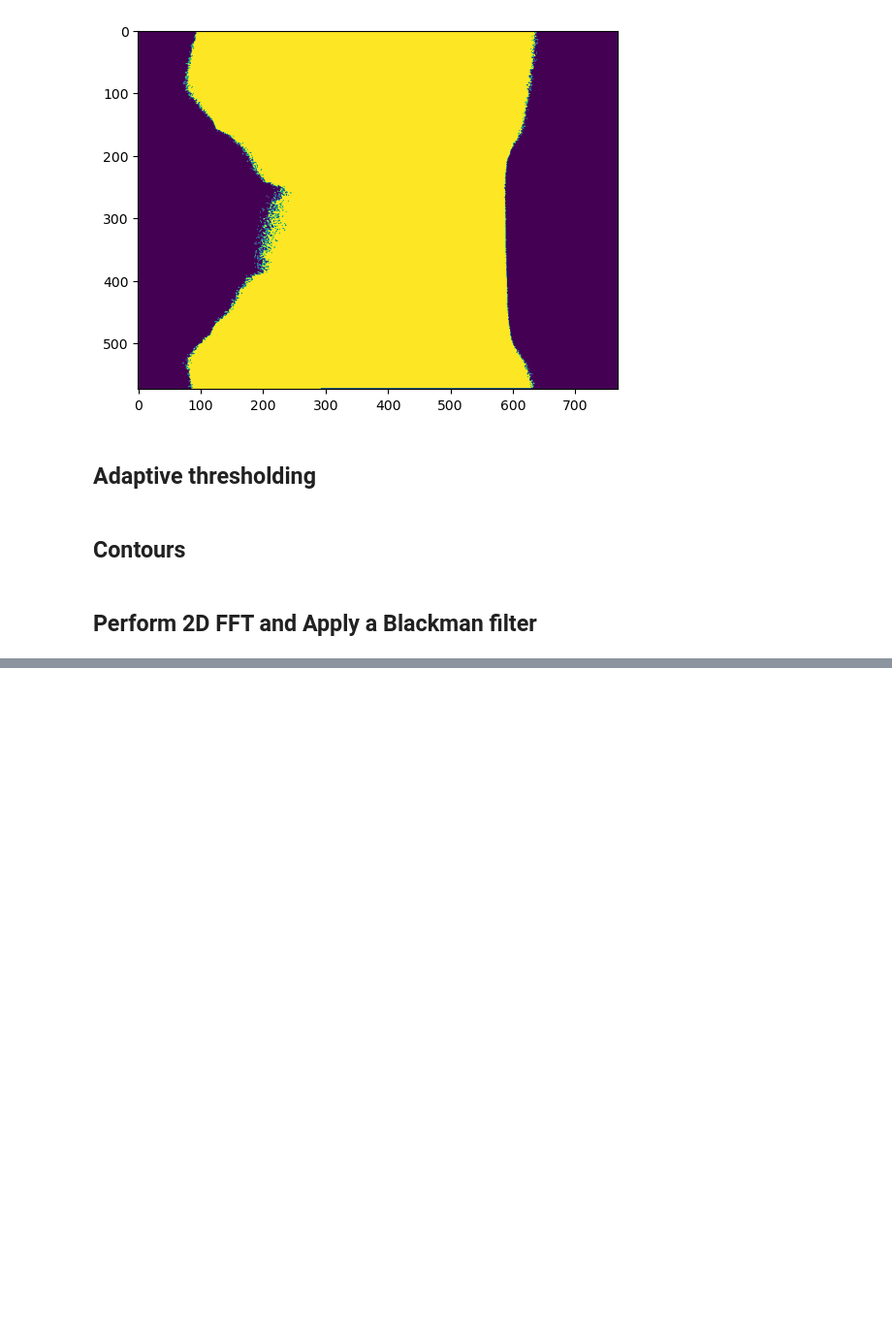
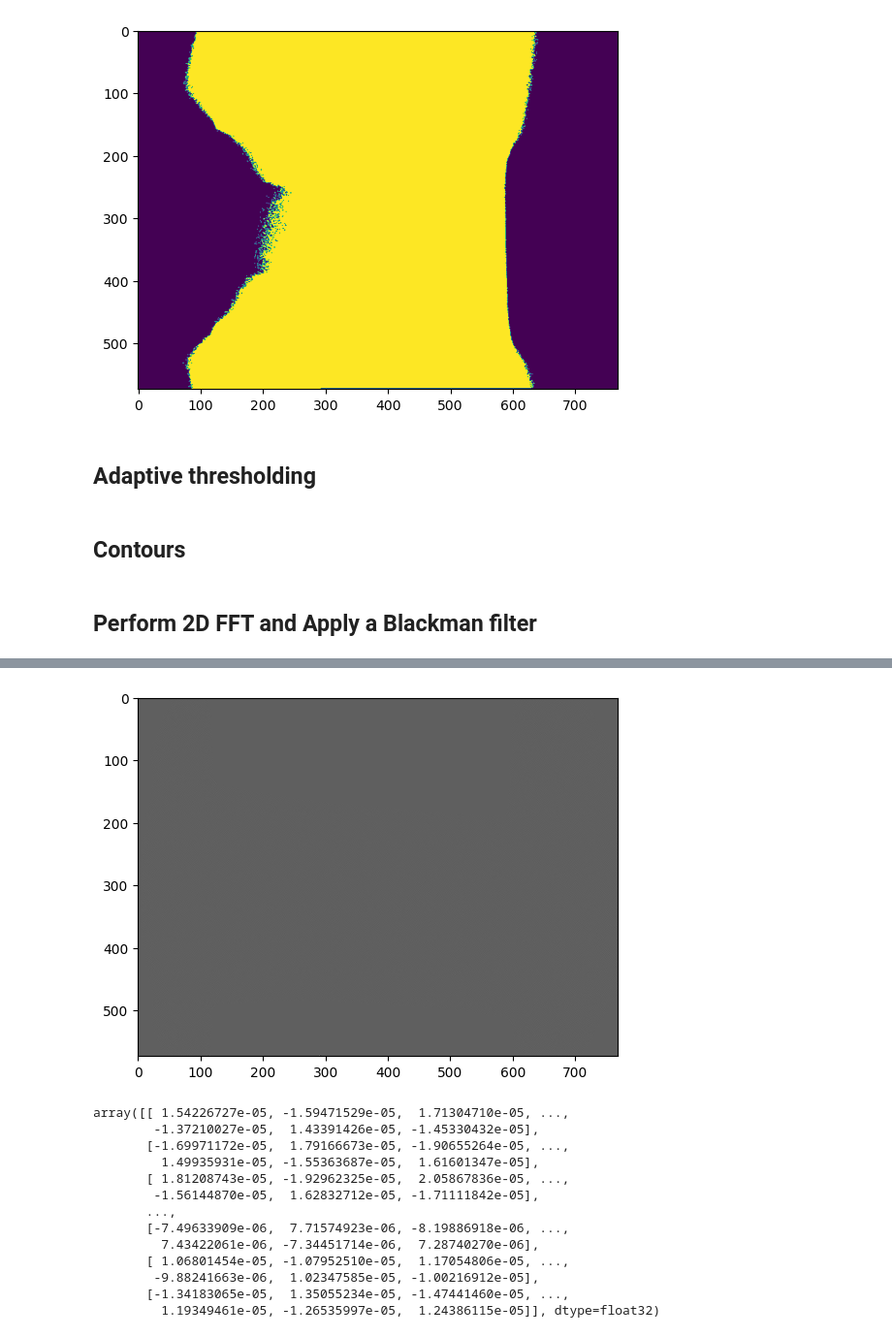
Before and after one commit to mattlitz/ndt-x-ray-image-segmentation, a Jupyter notebook: main.ipynb, the cells around one changed output, grey strips where cells are left out. Shown at 97% size. Drawn from its saved outputs; the diff is of its cells as text; code cells hidden in the pictures; blank space fills up the shorter version.

```diff
--- a/main.ipynb
+++ b/main.ipynb
@@ -267,0 +304,45 @@ plt.show()
+# %%
+
+def low_pass_blackman_filter(image, cutoff):
+    # Compute 2D FFT of image
+    fft_image = fft2(image)
+
+    # Define filter kernel
+    filter_kernel = np.ones_like(fft_image)
+    cx, cy = fft_image.shape[1] // 2, fft_image.shape[0] // 2
+    for i in range(fft_image.shape[0]):
+        for j in range(fft_image.shape[1]):
+            distance = np.sqrt((i - cy) ** 2 + (j - cx) ** 2)
+            if distance < cutoff:
+                filter_kernel[i, j] = 0
+    filter_kernel *= signal.windows.blackman(fft_image.shape[0])[:, np.newaxis]
+    filter_kernel *= signal.windows.blackman(fft_image.shape[1])[np.newaxis, :]
+
+    # Apply filter
+    fft_image_filtered = fft_image * filter_kernel
+
+    # Inverse FFT
+    filtered_image = np.real(ifft2(fft_image_filtered))
+
+    # Display filtered image
+    plt.imshow(filtered_image, cmap='gray')
+    plt.show()
+
+    return filtered_image
+# %%
+low_pass_blackman_filter(img, 10)
+# %% [output]
+[figure, added]
+array([[ 1.54226727e-05, -1.59471529e-05,  1.71304710e-05, ...,
+        -1.37210027e-05,  1.43391426e-05, -1.45330432e-05],
+       [-1.69971172e-05,  1.79166673e-05, -1.90655264e-05, ...,
+         1.49935931e-05, -1.55363687e-05,  1.61601347e-05],
+       [ 1.81208743e-05, -1.92962325e-05,  2.05867836e-05, ...,
+        -1.56144870e-05,  1.62832712e-05, -1.71111842e-05],
+       ...,
+       [-7.49633909e-06,  7.71574923e-06, -8.19886918e-06, ...,
+         7.43422061e-06, -7.34451714e-06,  7.28740270e-06],
+       [ 1.06801454e-05, -1.07952510e-05,  1.17054806e-05, ...,
+        -9.88241663e-06,  1.02347585e-05, -1.00216912e-05],
+       [-1.34183065e-05,  1.35055234e-05, -1.47441460e-05, ...,
+         1.19349461e-05, -1.26535997e-05,  1.24386115e-05]], dtype=float32)
```
Also changed, not shown: parts of 13 cells of this notebook.
